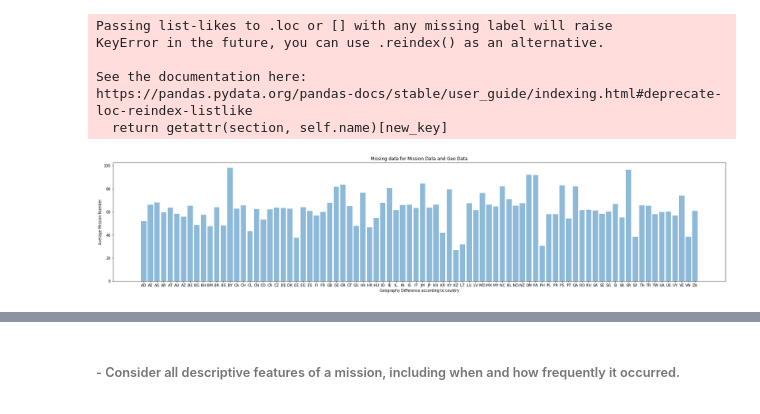
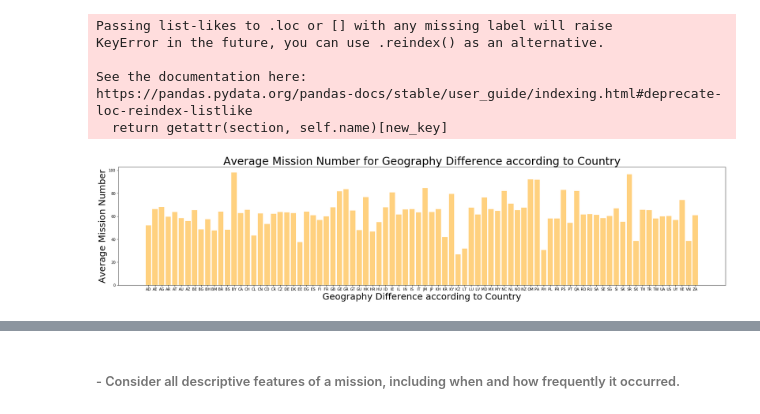
Before and after one commit to mkmrabby/Geo-and-Mission-Data-Analysis-for-the-Robot-Performance-Measurement, a Jupyter notebook: geo_mission_analysis.ipynb, the cells around one changed output, grey strips where cells are left out. Drawn from its saved outputs; the diff is of its cells as text; code cells hidden in the pictures.

```diff
--- a/geo_mission_analysis.ipynb
+++ b/geo_mission_analysis.ipynb
@@ -233,20 +256,19 @@ https://pandas.pydata.org/pandas-docs/stable/user_guide/indexing.html#deprecate-
 # %%
 # print(group_cd)
 # print(group_cd_nmssn_mean)
 
-
-# Plot for Mission Data and Geo Data
+# Plot for Mission Data and Geo Data for nmssn and country_cd
 objects = group_cd
 y_pos = np.arange(len(objects))
 performance = group_cd_nmssn_mean
 
 fig= plt.figure(figsize=(30,6))
-plt.bar(y_pos, performance, align='center', alpha=0.5)
+plt.bar(y_pos, performance, align='center', alpha=0.5,color='orange')
 plt.xticks(y_pos, objects)
-plt.ylabel('Average Mission Number')
-plt.xlabel('Geography Difference according to country')
-plt.title('Missing data for Mission Data and Geo Data')
+plt.ylabel('Average Mission Number', fontsize=25)
+plt.xlabel('Geography Difference according to Country', fontsize=25)
+plt.title('Average Mission Number for Geography Difference according to Country', fontsize=30)
 
 plt.show()
 # %% [output]
-[figure, old version]
+[figure, new version]
```
Also changed, not shown: parts of 12 cells of this notebook.
